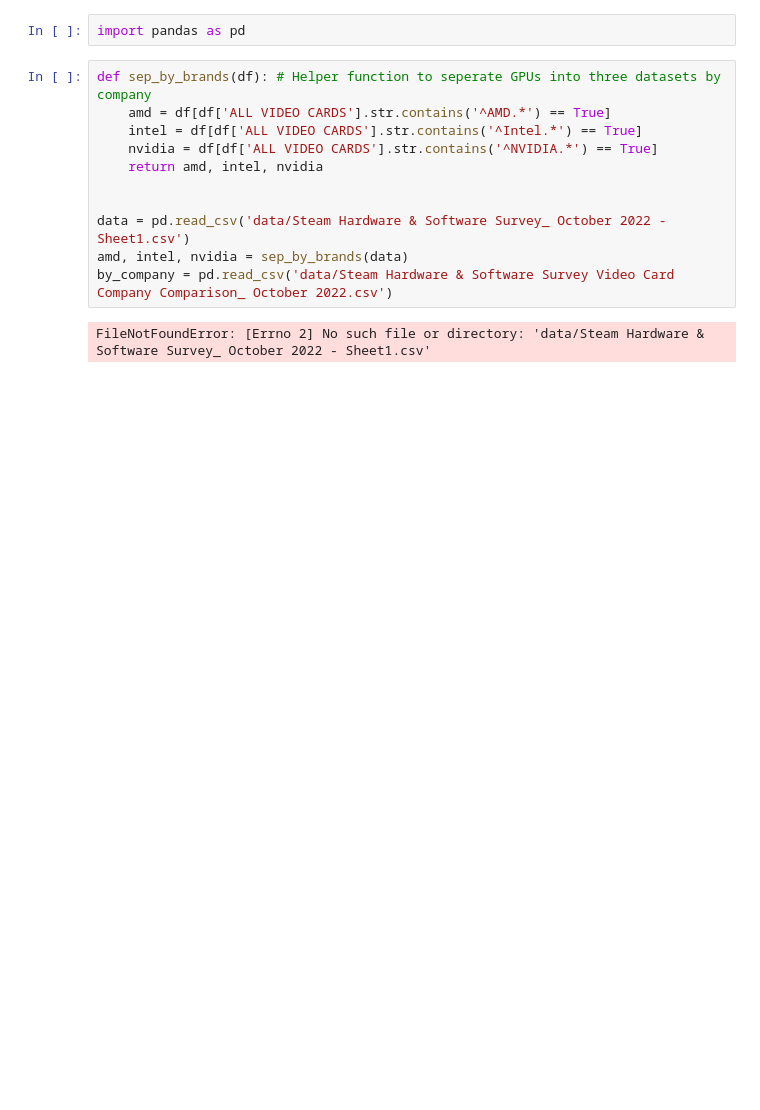
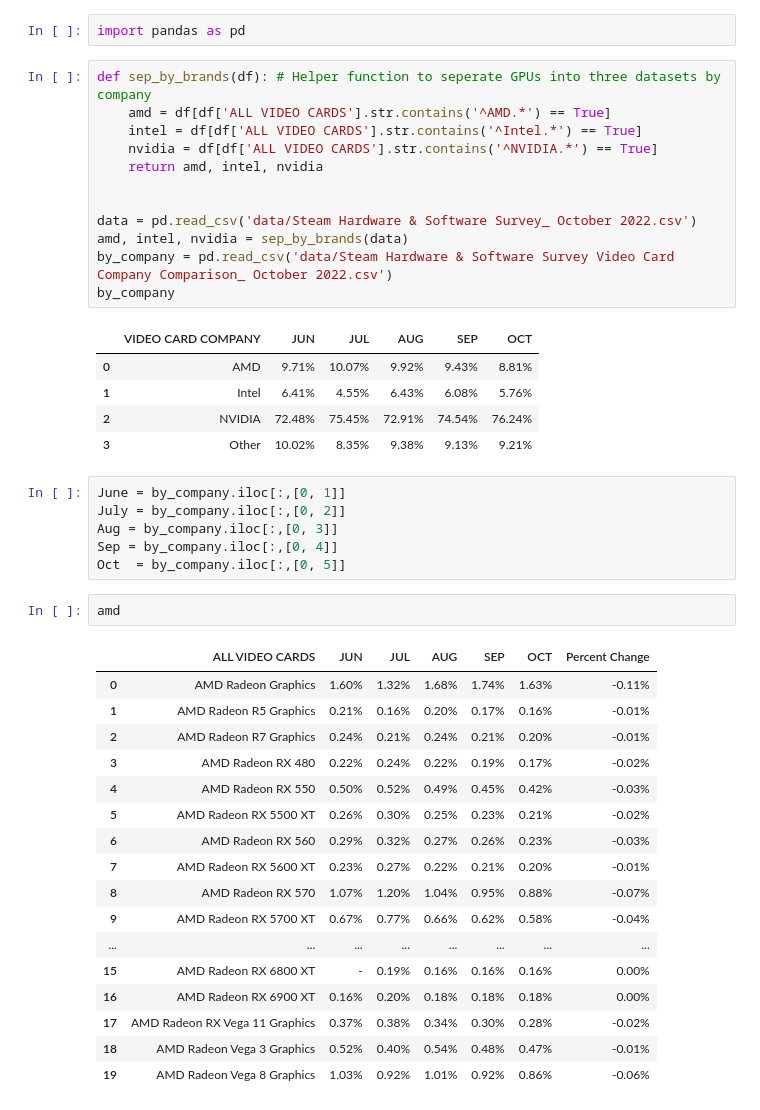
Before and after one commit to zchaikin/ics484, a Jupyter notebook: Untitled.ipynb, the cells around one changed output. Saved outputs shown, nothing was run; the diff lists cells and outputs as text; blank space fills up the shorter version.

```diff
--- a/Untitled.ipynb
+++ b/Untitled.ipynb
@@ -8,8 +8,39 @@ def sep_by_brands(df): # Helper function to seperate GPUs into three datasets by
     return amd, intel, nvidia
 
 
-data = pd.read_csv('data/Steam Hardware & Software Survey_ October 2022 - Sheet1.csv')
+data = pd.read_csv('data/Steam Hardware & Software Survey_ October 2022.csv')
 amd, intel, nvidia = sep_by_brands(data)
 by_company = pd.read_csv('data/Steam Hardware & Software Survey Video Card Company Comparison_ October 2022.csv')
+by_company
 # %% [output]
-FileNotFoundError: [Errno 2] No such file or directory: 'data/Steam Hardware & Software Survey_ October 2022 - Sheet1.csv'
+|  | VIDEO CARD COMPANY | JUN | JUL | AUG | SEP | OCT |
+| 0 | AMD | 9.71% | 10.07% | 9.92% | 9.43% | 8.81% |
+| 1 | Intel | 6.41% | 4.55% | 6.43% | 6.08% | 5.76% |
+| 2 | NVIDIA | 72.48% | 75.45% | 72.91% | 74.54% | 76.24% |
+| 3 | Other | 10.02% | 8.35% | 9.38% | 9.13% | 9.21% |
+# %%
+June = by_company.iloc[:,[0, 1]]
+July = by_company.iloc[:,[0, 2]]
+Aug = by_company.iloc[:,[0, 3]]
+Sep = by_company.iloc[:,[0, 4]]
+Oct  = by_company.iloc[:,[0, 5]]
+# %%
+amd
+# %% [output]
+|  | ALL VIDEO CARDS | JUN | JUL | AUG | SEP | OCT | Percent Change |
+| 0 | AMD Radeon Graphics | 1.60% | 1.32% | 1.68% | 1.74% | 1.63% | -0.11% |
+| 1 | AMD Radeon R5 Graphics | 0.21% | 0.16% | 0.20% | 0.17% | 0.16% | -0.01% |
+| 2 | AMD Radeon R7 Graphics | 0.24% | 0.21% | 0.24% | 0.21% | 0.20% | -0.01% |
+| 3 | AMD Radeon RX 480 | 0.22% | 0.24% | 0.22% | 0.19% | 0.17% | -0.02% |
+| 4 | AMD Radeon RX 550 | 0.50% | 0.52% | 0.49% | 0.45% | 0.42% | -0.03% |
+| 5 | AMD Radeon RX 5500 XT | 0.26% | 0.30% | 0.25% | 0.23% | 0.21% | -0.02% |
+| 6 | AMD Radeon RX 560 | 0.29% | 0.32% | 0.27% | 0.26% | 0.23% | -0.03% |
+| 7 | AMD Radeon RX 5600 XT | 0.23% | 0.27% | 0.22% | 0.21% | 0.20% | -0.01% |
+| 8 | AMD Radeon RX 570 | 1.07% | 1.20% | 1.04% | 0.95% | 0.88% | -0.07% |
+| 9 | AMD Radeon RX 5700 XT | 0.67% | 0.77% | 0.66% | 0.62% | 0.58% | -0.04% |
+| ... | ... | ... | ... | ... | ... | ... | ... |
+| 15 | AMD Radeon RX 6800 XT | - | 0.19% | 0.16% | 0.16% | 0.16% | 0.00% |
+| 16 | AMD Radeon RX 6900 XT | 0.16% | 0.20% | 0.18% | 0.18% | 0.18% | 0.00% |
+| 17 | AMD Radeon RX Vega 11 Graphics | 0.37% | 0.38% | 0.34% | 0.30% | 0.28% | -0.02% |
+| 18 | AMD Radeon Vega 3 Graphics | 0.52% | 0.40% | 0.54% | 0.48% | 0.47% | -0.01% |
+| 19 | AMD Radeon Vega 8 Graphics | 1.03% | 0.92% | 1.01% | 0.92% | 0.86% | -0.06% |
```
Also changed, not shown: parts of 2 cells of this notebook, 1 other file.
